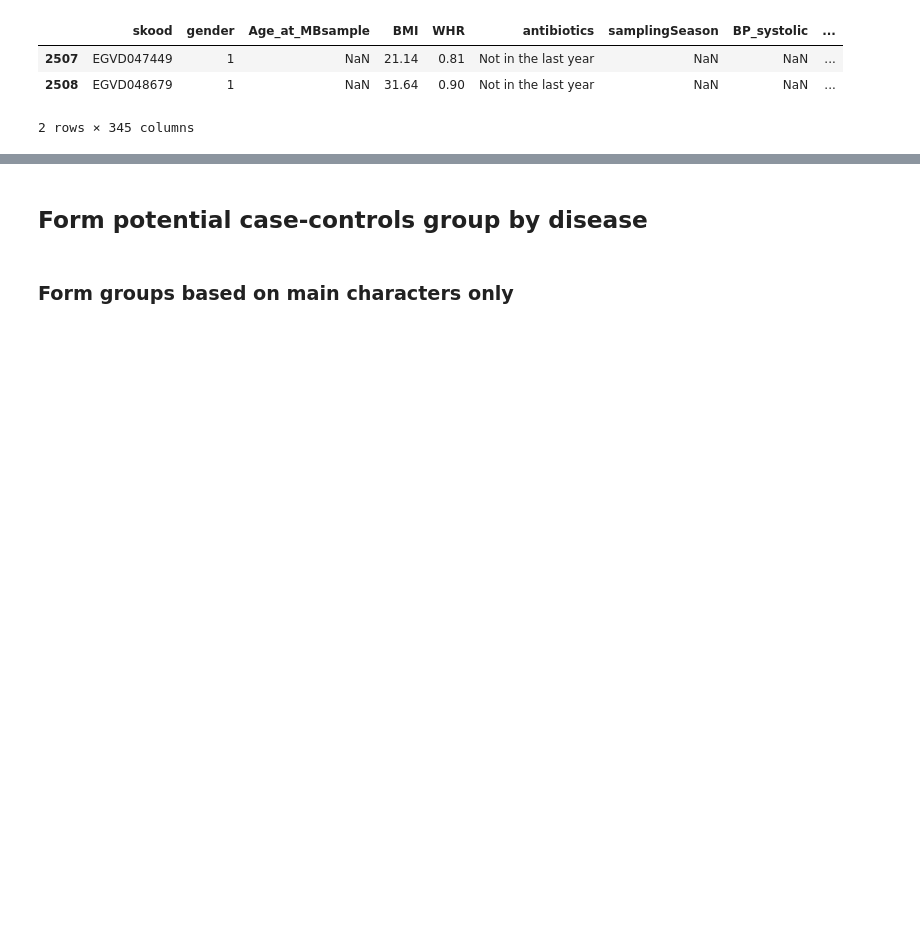
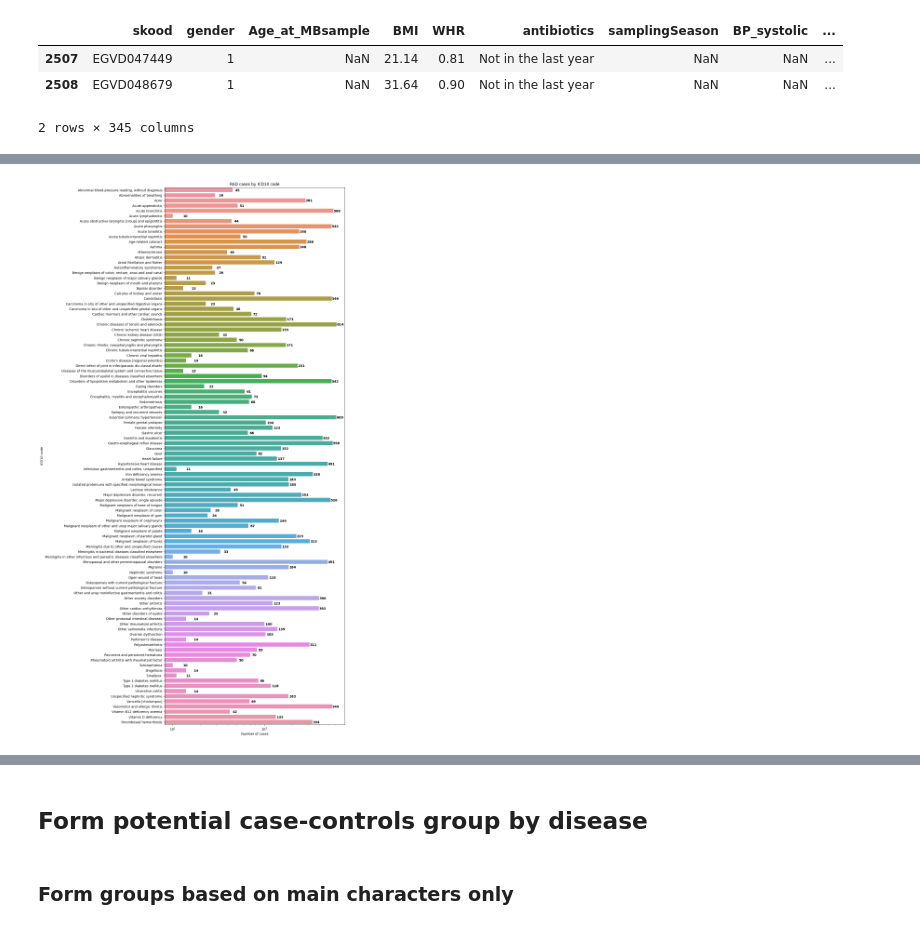
Before and after one commit to Chartiza/2023_Correlation_trial, a Jupyter notebook: RAD.ipynb, the cells around one changed output, grey strips where cells are left out. Saved outputs shown, nothing was run; the diff lists cells and outputs as text; code cells hidden in the pictures; blank space fills up the shorter version.

```diff
--- a/RAD.ipynb
+++ b/RAD.ipynb
@@ -72,0 +78,25 @@ st
+# %%
+tops = pd.read_excel('results/RAD_counts_m1.xlsx')
+tops.head(10)
+
+# aggregate the cases data by ICD10_name
+tops1 = tops.groupby(['ICD10_name']).sum()
+tops1 = tops1.reset_index()
+
+# plot horisontal barplot for tops['cases']
+plt.figure(figsize=(10, 30))
+# log scale
+plt.xscale('log')
+sns.barplot(x='cases', y='ICD10_name', data=tops1)
+# add numbers to the plot
+for i, v in enumerate(tops1['cases']):
+    plt.text(v + 3, i + .25, str(v), color='black', fontweight='bold')
+
+plt.title('RAD cases by ICD10 code')
+plt.xlabel('Number of cases')
+plt.ylabel('ICD10 code')
+
+plt.savefig('results/RAD_cases_by_ICD10_code.png', dpi=300, bbox_inches='tight')
+plt.savefig('results/RAD_cases_by_ICD10_code.svg')
+# %% [output]
+[figure, added]
```
Also changed, not shown: parts of 5 cells of this notebook, 14 other files.
